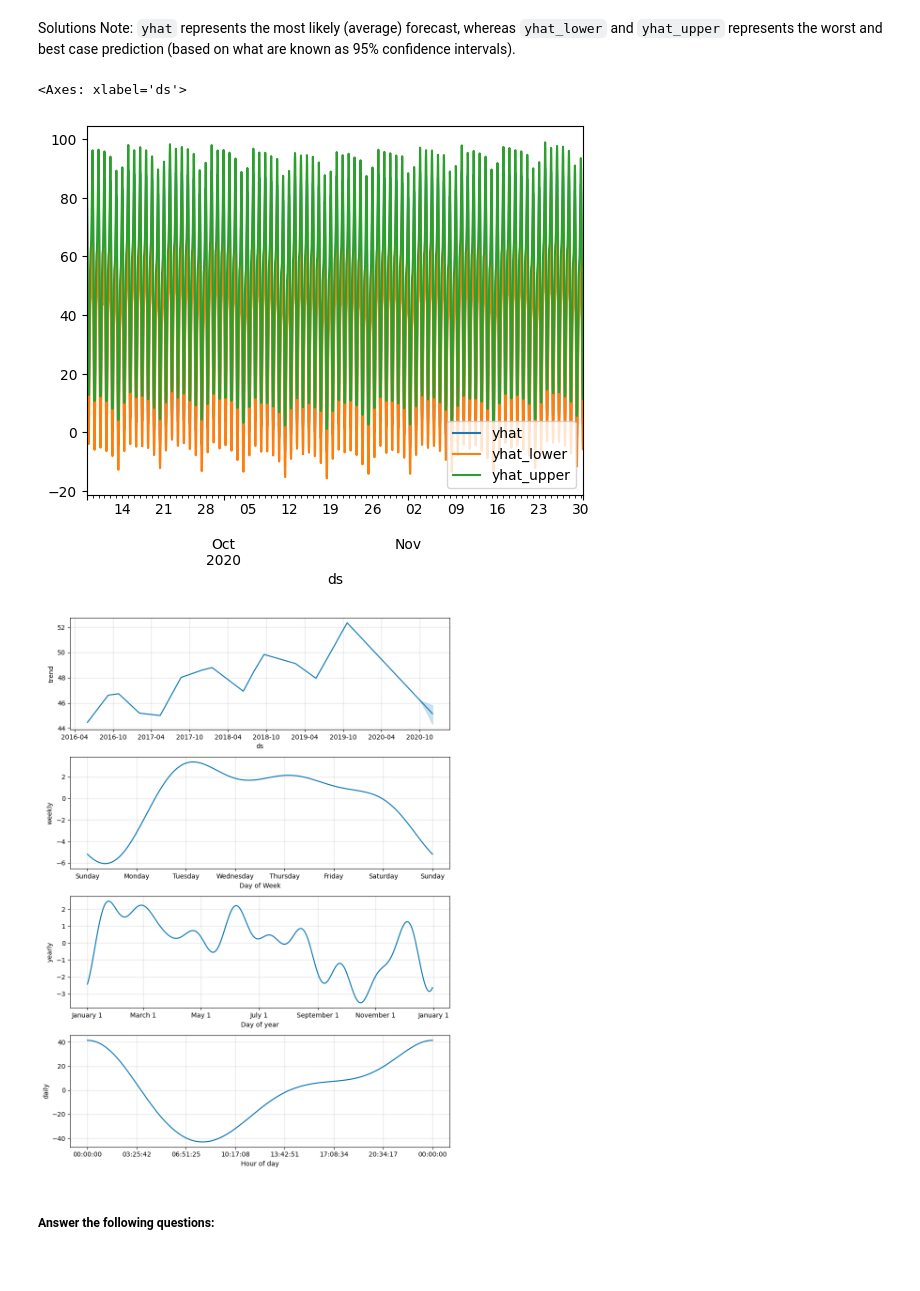
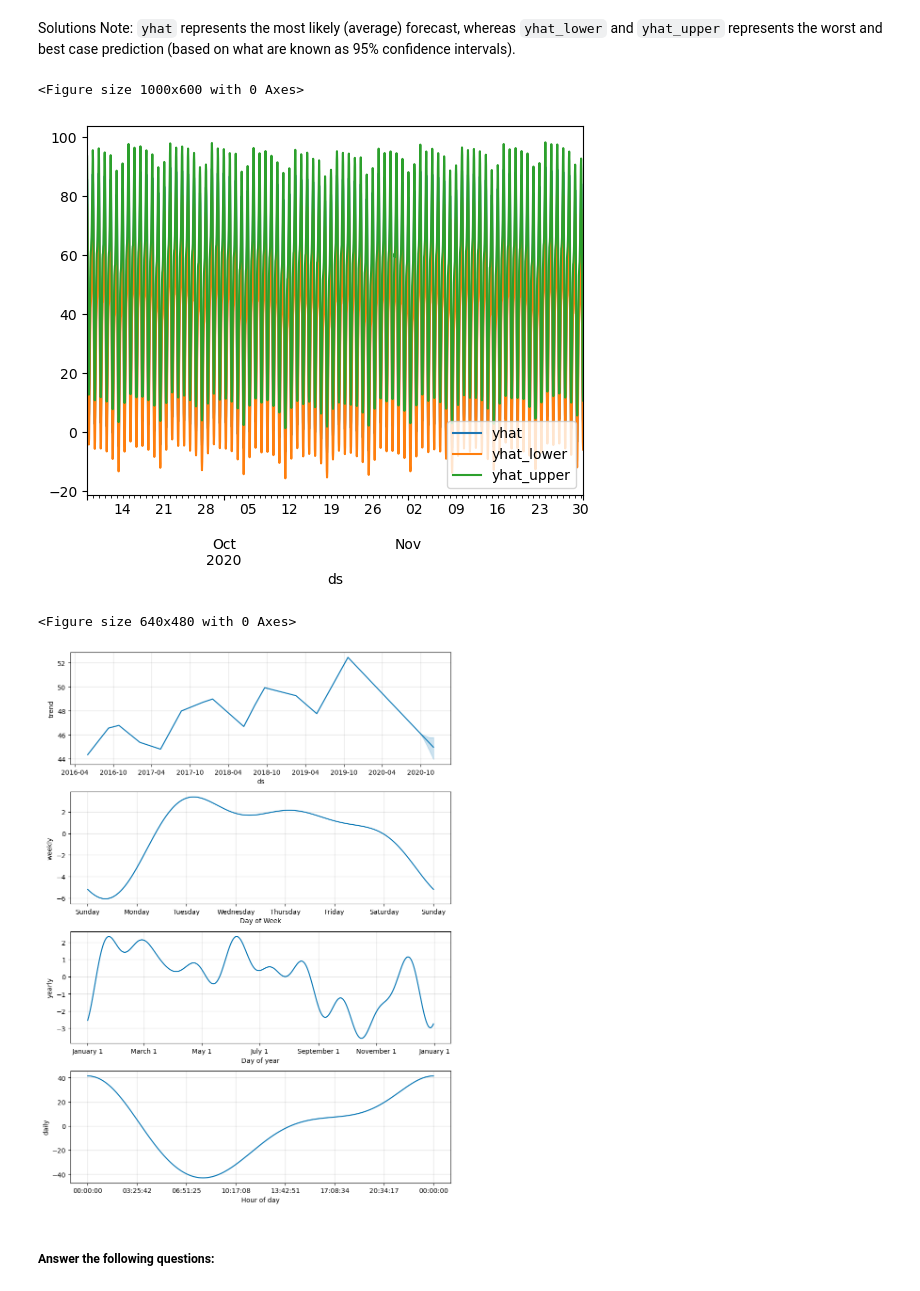
Before and after one commit to jesseparent/prophet-challenge, a Jupyter notebook: forecasting_net_prophet.ipynb, the cells around one changed output. Drawn from its saved outputs; the diff is of its cells as text; code cells hidden in the pictures.

```diff
--- a/forecasting_net_prophet.ipynb
+++ b/forecasting_net_prophet.ipynb
@@ -501,8 +518,11 @@ Now, you need to produce a time series model that analyzes and forecasts pattern
 | 37105 | 2020-09-08 00:00:00 | 96 |
 # %%
 # Call the Prophet function, store as an object
+model_mercado = Prophet()
+model_mercado
 # %% [output]
 <prophet.forecaster.Prophet at 0x...>
 # %%
 # Fit the time-series model.
+model_mercado.fit(mercado_prophet_df)
 # %% [output]
@@ -544,0 +554,15 @@ INFO:cmdstanpy:Chain [1] done processing
+# %%
+# SAMPLE OUTPUT
+# ds	trend	yhat_lower	yhat_upper	trend_lower	trend_upper	additive_terms	additive_terms_lower	additive_terms_upper	daily	...	weekly	weekly_lower	weekly_upper	yearly	yearly_lower	yearly_upper	multiplicative_terms	multiplicative_terms_lower	multiplicative_terms_upper	yhat
+# 0	2016-06-01 00:00:00	44.469500	80.657755	98.092527	44.469500	44.469500	45.159722	45.159722	45.159722	41.452703	...	1.860594	1.860594	1.860594	1.846426	1.846426	1.846426	0.0	0.0	0.0	89.629222
+# 1	2016-06-01 01:00:00	44.470406	77.585016	94.403906	44.470406	44.470406	41.605529	41.605529	41.605529	37.943556	...	1.810498	1.810498	1.810498	1.851474	1.851474	1.851474	0.0	0.0	0.0	86.075935
+# 2	2016-06-01 02:00:00	44.471312	67.254855	83.562064	44.471312	44.471312	31.282049	31.282049	31.282049	27.656646	...	1.768912	1.768912	1.768912	1.856491	1.856491	1.856491	0.0	0.0	0.0	75.753361
+# 3	2016-06-01 03:00:00	44.472218	52.594834	69.279039	44.472218	44.472218	16.014826	16.014826	16.014826	12.417424	...	1.735926	1.735926	1.735926	1.861476	1.861476	1.861476	0.0	0.0	0.0	60.487045
+# 4	2016-06-01 04:00:00	44.473124	34.860822	51.829818	44.473124	44.473124	-1.100073	-1.100073	-1.100073	-4.677999	...	1.711496	1.711496	1.711496	1.866430	1.866430	1.866430	0.0	0.0	0.0	43.373051
+# 5 rows × 22 columns
+
+# Make the predictions for the trend data using the future_mercado_trends DataFrame
+forecast_mercado_trends = model_mercado.predict(future_mercado_df)
+
+# Display the first five rows of the forecast_mercado_trends DataFrame
+display(forecast_mercado_trends.head())
@@ -578,0 +598,15 @@ INFO:cmdstanpy:Chain [1] done processing
+# %%
+# SAMPLE OUTPUT
+# yhat	yhat_lower	yhat_upper
+# ds
+# 2016-06-01 00:00:00	89.629222	80.657755	98.092527
+# 2016-06-01 01:00:00	86.075935	77.585016	94.403906
+# 2016-06-01 02:00:00	75.753361	67.254855	83.562064
+# 2016-06-01 03:00:00	60.487045	52.594834	69.279039
+# 2016-06-01 04:00:00	43.373051	34.860822	51.829818
+
+# Set the index in the forecast_mercado_trends DataFrame to the ds datetime column
+forecast_mercado_trends = forecast_mercado_trends.set_index('ds')
+
+# View the only the yhat,yhat_lower and yhat_upper columns from the DataFrame
+forecast_mercado_trends[['yhat', 'yhat_lower', 'yhat_upper']].head()
@@ -581,17 +623,24 @@ Solutions Note: `yhat` represents the most likely (average) forecast, whereas `y
 # %%
 # From the forecast_mercado_trends DataFrame, plot the data to visualize
 #  the yhat, yhat_lower, and yhat_upper columns over the last 2000 hours
+plt.clf()
+forecast_mercado_trends[['yhat', 'yhat_lower', 'yhat_upper']].iloc[-2000:].plot()
+plt.show()
 # %% [output]
-<Axes: xlabel='ds'>
+<Figure size 1000x600 with 0 Axes>
-[figure, old version]
+[figure, new version]
 # %%
 # Reset the index in the forecast_mercado_trends DataFrame
-
+forecast_mercado_trends = forecast_mercado_trends.reset_index()
 
 # Use the plot_components function to visualize the forecast results
 # for the forecast_mercado_trends DataFrame
+plt.clf()
+model_mercado.plot_components(forecast_mercado_trends)
+plt.show()
 # %% [output]
+<Figure size 640x480 with 0 Axes>
-[figure, old version]
+[figure, new version]
 # %% [markdown]
 ##### Answer the following questions:
 # %% [markdown]
```
Also changed, not shown: parts of 10 cells of this notebook.
